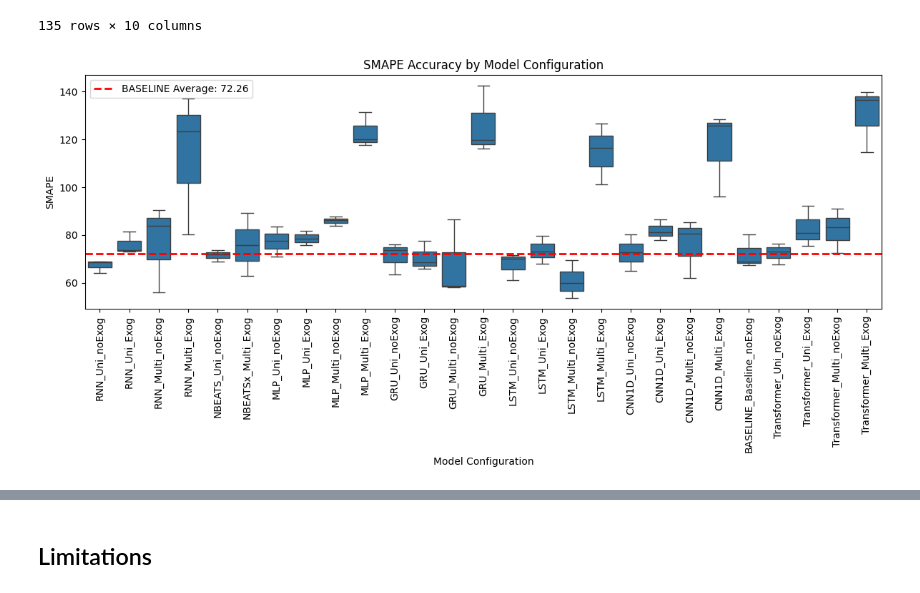
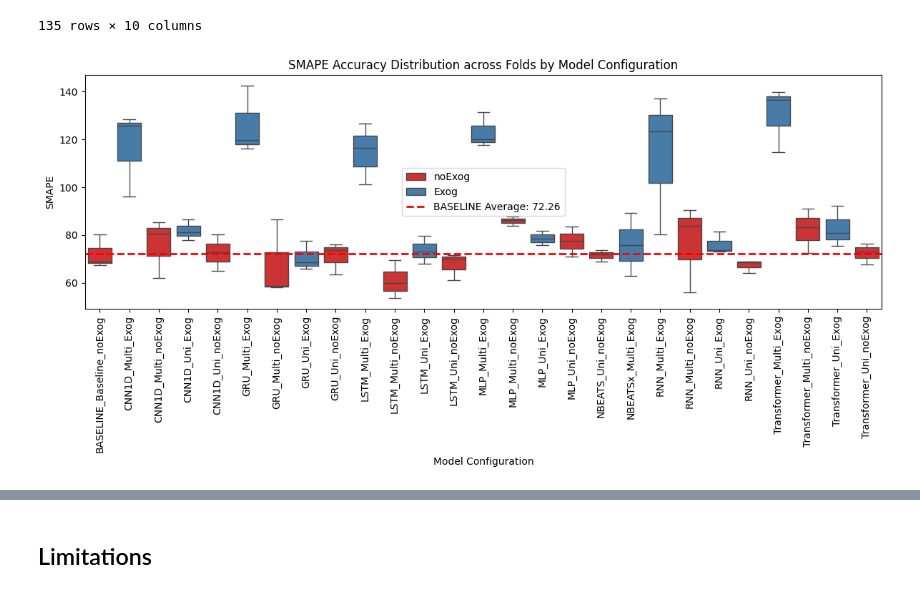
Before and after one commit to john2408/neural_networks_project_hdm, a Jupyter notebook: report/4_1_Results_and_Conclusion.ipynb, the cells around one changed output, grey strips where cells are left out. Drawn from its saved outputs; the diff is of its cells as text; code cells hidden in the pictures.

```diff
--- a/report/4_1_Results_and_Conclusion.ipynb
+++ b/report/4_1_Results_and_Conclusion.ipynb
@@ -30,17 +40,18 @@ df
 # %%
 # Get the Average SMAPE for BASELINE model
 baseline_smape = df[(df['Model'] == 'BASELINE') & (df['Fold'] == 'Average')]['SMAPE'].values[0]
+data = df[~df['Fold'].isin(['Average', 'Standard Deviation'])].copy().sort_values(by='model_id')
 
 # Plot SMAPE accuracy for "Average" Folds
 plt.figure(figsize=(12, 6))
-sns.boxplot(x='model_id', y='SMAPE', data=df[~df['Fold'].isin(['Average', 'Standard Deviation'])])
+sns.boxplot(x='model_id', y='SMAPE', data=data, palette='Set1', hue='Features')
 plt.axhline(y=baseline_smape, color='red', linestyle='--', linewidth=2, label=f'BASELINE Average: {baseline_smape:.2f}')
 plt.xticks(rotation=90)
-plt.title('SMAPE Accuracy by Model Configuration')
+plt.title('SMAPE Accuracy Distribution across Folds by Model Configuration')
 plt.xlabel('Model Configuration')
 plt.ylabel('SMAPE')
 plt.legend()
 plt.tight_layout()
 plt.show()
 # %% [output]
-[figure, old version]
+[figure, new version]
```
Also changed, not shown: parts of 3 cells of this notebook, 2 other files.
